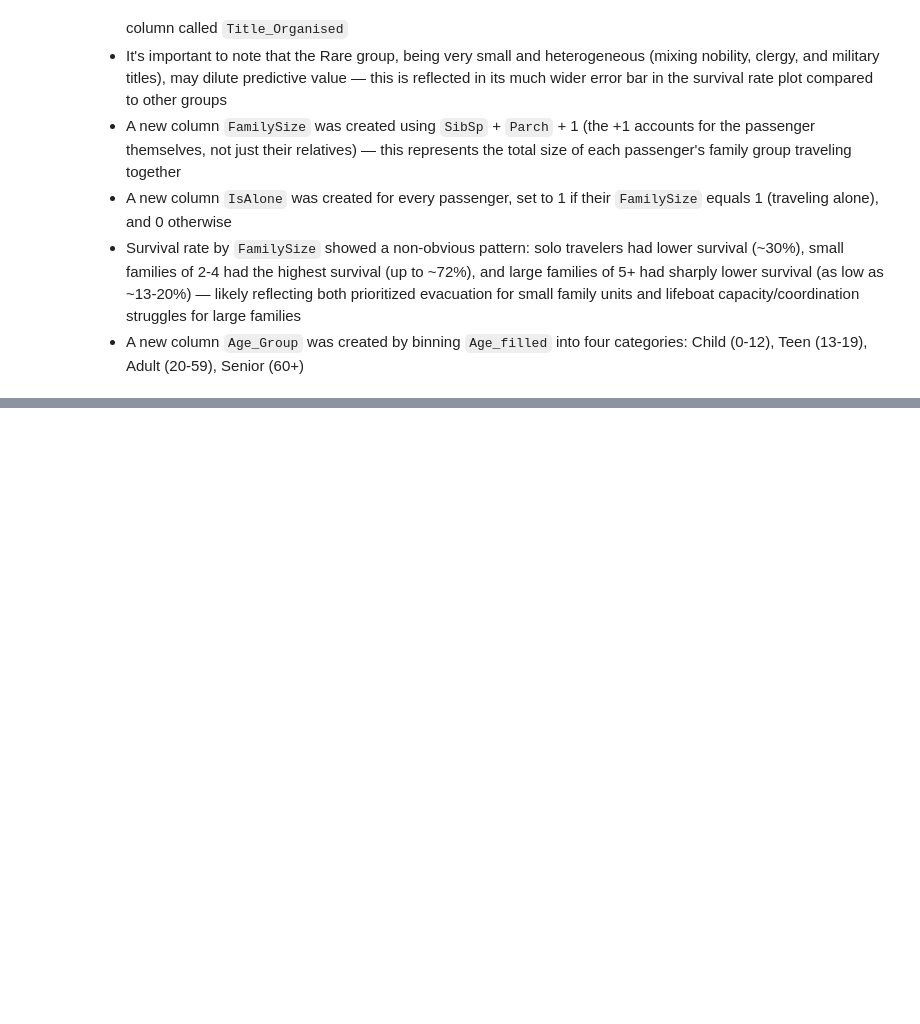
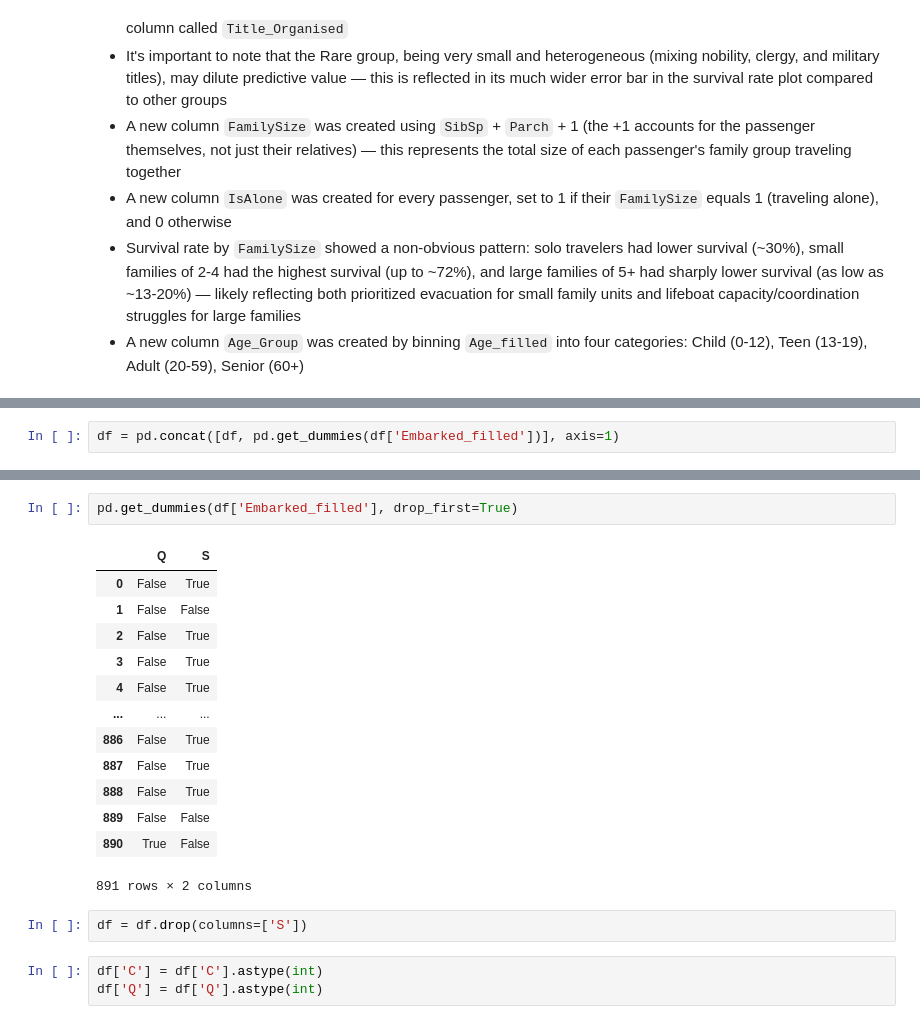
Before and after one commit to dimkon02/Titanic-ML-project, a Jupyter notebook: notebooks/01_exploration.ipynb, the cells around one changed output, grey strips where cells are left out. Cells and saved outputs as stored; diff of their text form; blank space fills up the shorter version.

```diff
--- a/notebooks/exploration.ipynb
+++ b/notebooks/01_exploration.ipynb
@@ -410,0 +441,2 @@ plt.show()
+# %%
+df = pd.concat([df, pd.get_dummies(df['Embarked_filled'])], axis=1)
@@ -410,0 +460,21 @@ plt.show()
+# %%
+pd.get_dummies(df['Embarked_filled'], drop_first=True)
+# %% [output]
+|  | Q | S |
+| 0 | False | True |
+| 1 | False | False |
+| 2 | False | True |
+| 3 | False | True |
+| 4 | False | True |
+| ... | ... | ... |
+| 886 | False | True |
+| 887 | False | True |
+| 888 | False | True |
+| 889 | False | False |
+| 890 | True | False |
+891 rows × 2 columns
+# %%
+df = df.drop(columns=['S'])
+# %%
+df['C'] = df['C'].astype(int)
+df['Q'] = df['Q'].astype(int)
```
Also changed, not shown: parts of 29 cells of this notebook, 1 other file.
